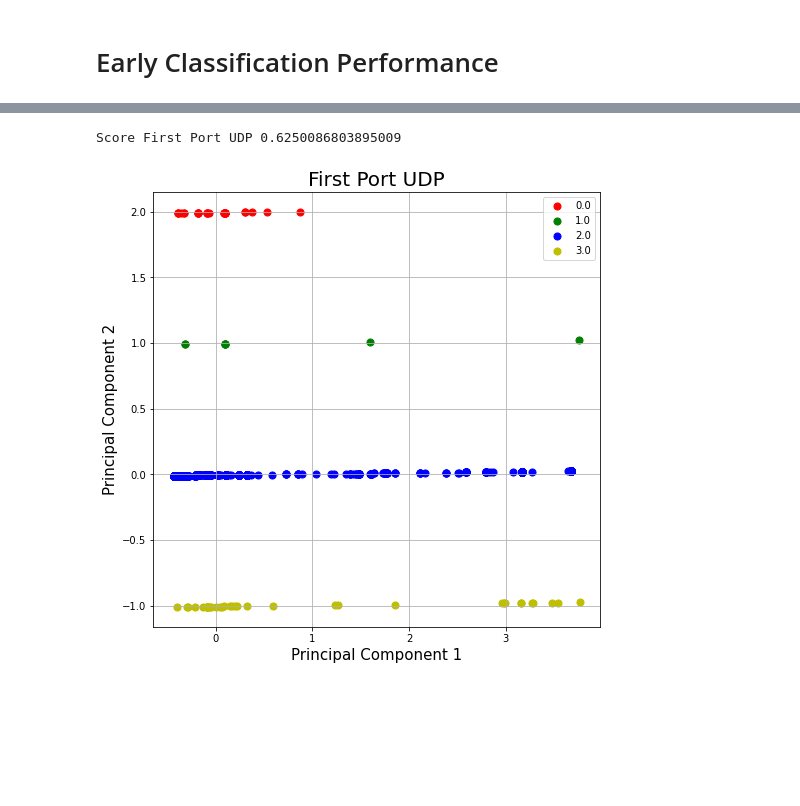
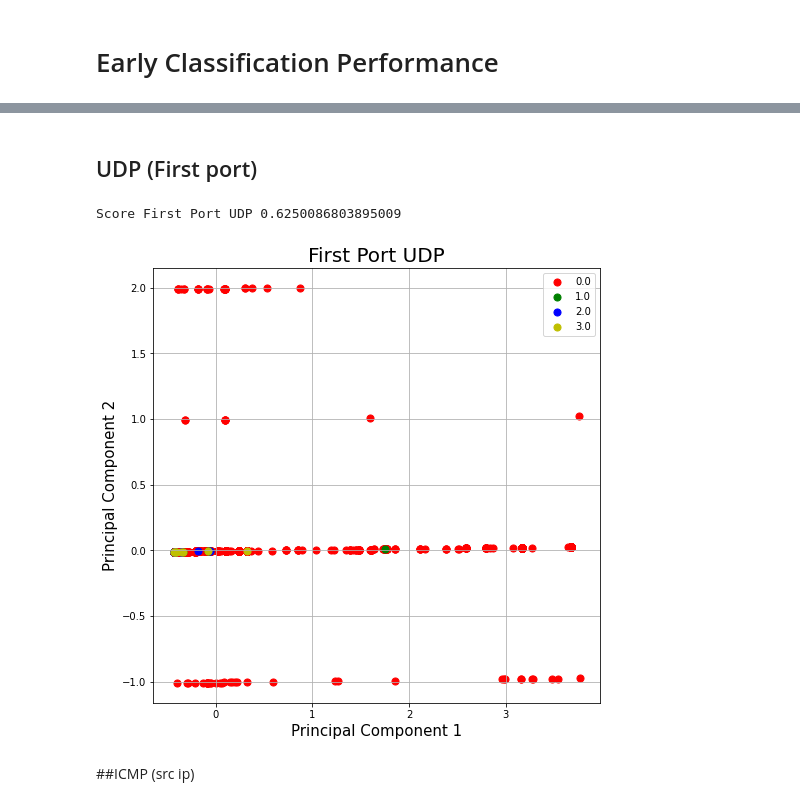
Before and after one commit to CyberSecLabBS/Honeypot_analysis, a Jupyter notebook: 3c_Progetto_Sicurezza_informatica_BIRCH.ipynb, the cells around one changed output, grey strips where cells are left out. Saved outputs shown, nothing was run; the diff lists cells and outputs as text; code cells hidden in the pictures; blank space fills up the shorter version.

```diff
--- a/3c_Progetto_Sicurezza_informatica_BIRCH.ipynb
+++ b/3c_Progetto_Sicurezza_informatica_BIRCH.ipynb
@@ -301,14 +297,14 @@ icmp_parameters[180]=Cluster_parameters(8, 0.6, 15)
 icmp_parameters[600]=Cluster_parameters(9, 0.6, 30)
 # %%
 #features for clustering
-features=[feature10,feature12,feature14,feature16,feature17,feature20,feature21]
+icmp_features=[feature10,feature12,feature14,feature16,feature17,feature20,feature21]
 
 if icmp_window in icmp_parameters.keys():
   actual_param=icmp_parameters[icmp_window]
-  rescaled_data_icmp, icmp_labels, detail=cluster(data_icmp_rm, features, actual_param.num_cluster, actual_param.threshold, actual_param.branching_factor)
+  rescaled_data_icmp, icmp_labels, detail=cluster(data_icmp_rm, icmp_features, actual_param.num_cluster, actual_param.threshold, actual_param.branching_factor)
 else:
   print("There are no algorithm optimizations for this time window. Default parameters are used")
-  rescaled_data_icmp, icmp_labels, detail=cluster(data_icmp_rm, features)
+  rescaled_data_icmp, icmp_labels, detail=cluster(data_icmp_rm, icmp_features)
 
 print("ICMP cluster's details\n", detail)
 # %% [output]
@@ -409,18 +402,17 @@ ICMP (original data)
 # %%
 old_data_icmp = set_original_labels(data_icmp_rm, data_icmp_original, icmp_labels)
 
-#remove artifical features
-old_data_icmp.drop([feature9,feature10,feature12,feature14,feature16,feature17,feature20,feature21], axis = 1,inplace=True)
+old_icmp_features=[feature1, feature2, feature4, feature6]
 
 #evaluating clustering perfomances
-score_icmp = silhouette_score(old_data_icmp,old_data_icmp['cluster'])
+score_icmp = silhouette_score(old_data_icmp[old_icmp_features],old_data_icmp['cluster'])
 print("Score ICMP: ",score_icmp)
 
 #print clusters ICMP (old data)
 if icmp_window in icmp_parameters.keys():
   actual_param=icmp_parameters[icmp_window]
-  print_clusters(old_data_icmp, actual_param.num_cluster, "Original Data ICMP")
+  print_clusters(old_data_icmp[old_icmp_features],old_data_icmp['cluster'], actual_param.num_cluster, "Original Data ICMP")
 else:
   print("There are no algorithm optimizations for this time window. Default parameters are used")
-  print_clusters(old_data_icmp)
+  print_clusters(old_data_icmp[old_icmp_features],old_data_icmp['cluster'])
 # %% [output]
@@ -431,19 +423,16 @@ First scanned port
 # %%
-#TCP
+features=['first_port_scan', 'cluster']
 
-#remove features
-rescaled_data_tcp_rm.drop([feature10,feature12,feature13,feature14,feature15,feature16,feature17,feature18,feature19,feature20,feature21], axis = 1,inplace=True)
+score_tcp = silhouette_score(rescaled_data_tcp_rm[features],rescaled_data_tcp_rm['cluster'])
+print("Score First Port TCP",score_tcp)
+print("\n\n")
 
-#print clusters TCP (fisrt scanned port)
+#print clusters
 if tcp_window in tcp_parameters.keys():
   actual_param=tcp_parameters[tcp_window]
-  print_clusters(rescaled_data_tcp_rm, actual_param.num_cluster, "First Port TCP")
+  print_clusters(rescaled_data_tcp_rm[features],rescaled_data_tcp_rm['cluster'], actual_param.num_cluster, "First Port TCP")
 else:
   print("There are no algorithm optimizations for this time window. Default parameters are used")
-  print_clusters(rescaled_data_tcp_rm)
-
-score_tcp = silhouette_score(rescaled_data_tcp_rm,rescaled_data_tcp_rm['cluster'])
-print("Score First Port TCP",score_tcp)
-print("\n\n")
+  print_clusters(rescaled_data_tcp_rm[features],rescaled_data_tcp_rm['cluster'])
 # %% [output]
 Score First Port TCP 0.7068213050787019
@@ -451,20 +502,21 @@ Score First Port TCP 0.7068213050787019
+# %% [markdown]
+## UDP (First port)
 # %%
-#UDP
+features=['first_port_scan', 'cluster']
 
-#remove features
-rescaled_data_udp_rm.drop([feature10,feature12,feature13,feature14,feature15,feature16,feature17,feature18,feature19,feature20,feature21], axis = 1,inplace=True)
-
-#print clusters UDP (first scanned port)
+#print clusters
 if udp_window in udp_parameters.keys():
   actual_param=udp_parameters[udp_window]
-  print_clusters(rescaled_data_udp_rm, actual_param.num_cluster, "First Port UDP")
+  print_clusters(rescaled_data_udp_rm[features], rescaled_data_tcp_rm['cluster'], actual_param.num_cluster, "First Port UDP")
 else:
   print("There are no algorithm optimizations for this time window. Default parameters are used")
-  print_clusters(rescaled_data_udp_rm)
+  print_clusters(rescaled_data_udp_rm[features], rescaled_data_tcp_rm['cluster'])
 
-score_udp = silhouette_score(rescaled_data_udp_rm,rescaled_data_udp_rm['cluster'])
+score_udp = silhouette_score(rescaled_data_udp_rm[features],rescaled_data_udp_rm['cluster'])
 print("Score First Port UDP",score_udp)
 print("\n\n")
 # %% [output]
 Score First Port UDP 0.6250086803895009
-[figure, old version]
+[figure, new version]
+# %% [markdown]
+##ICMP (src ip)
```
Also changed, not shown: parts of 23 cells of this notebook.
